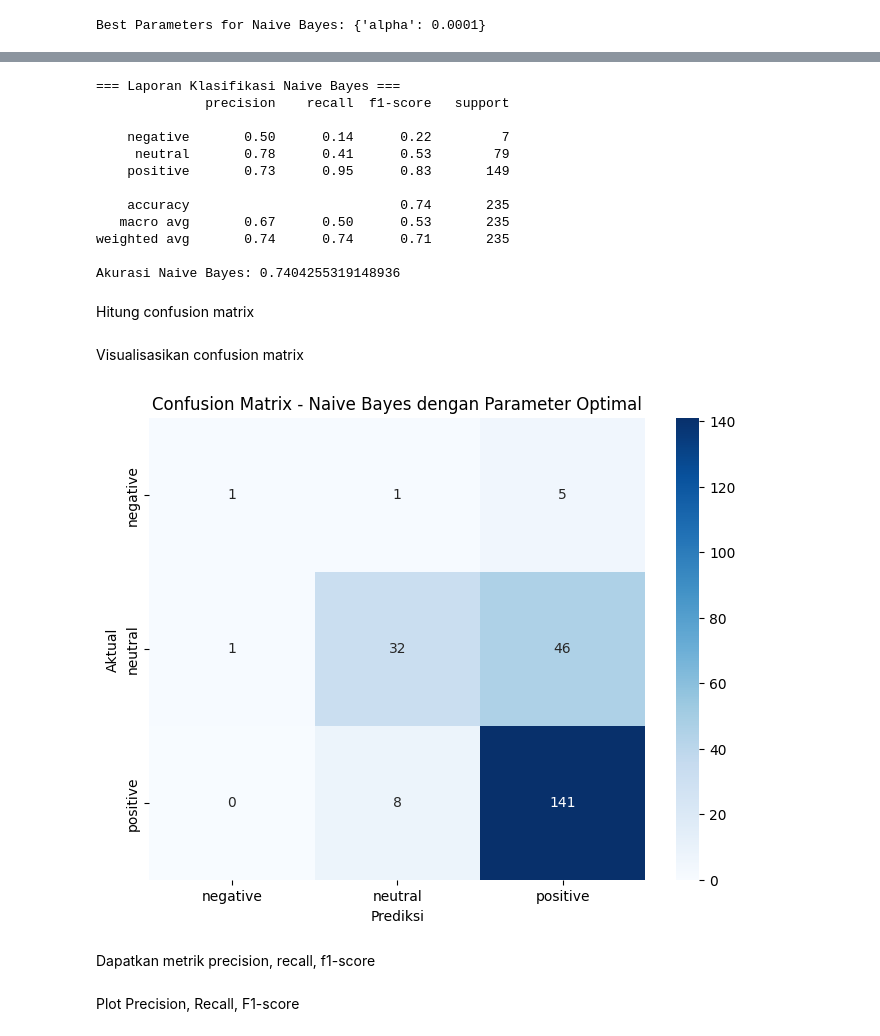
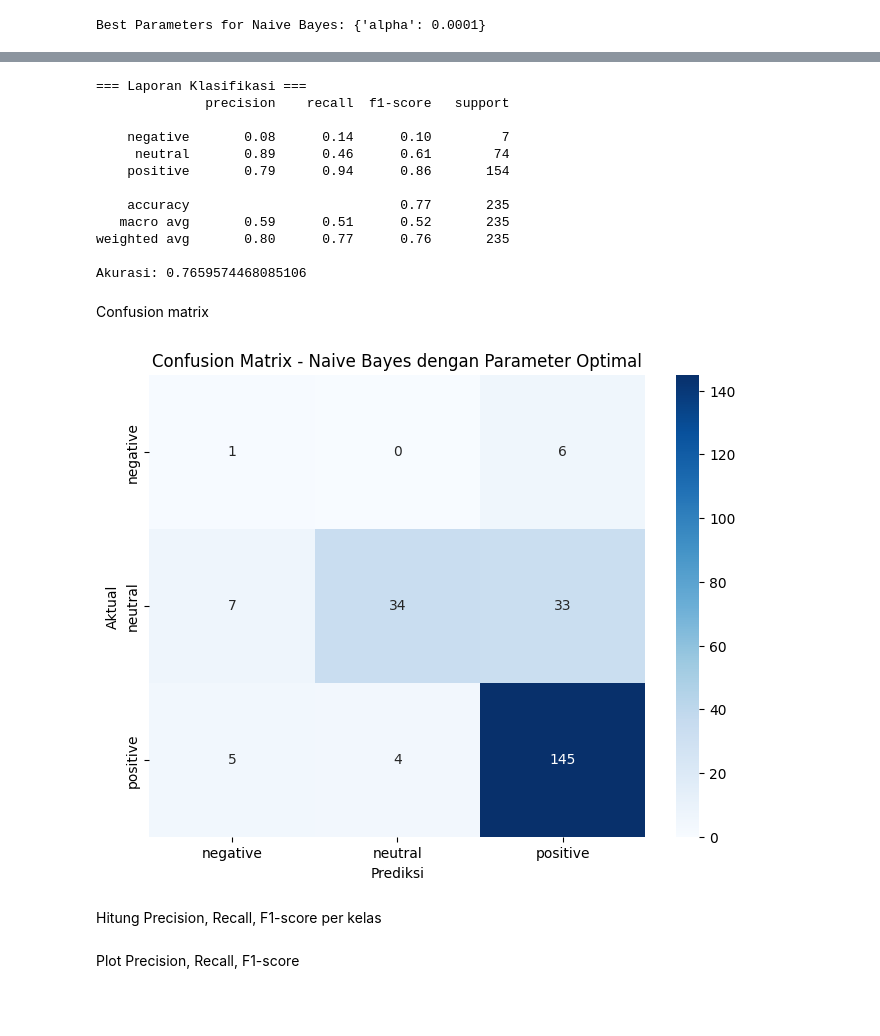
Before and after one commit to SofiNurul/JWD_Tugas13-14, a Jupyter notebook: Analisis_Sentiment_Produk_Penghilang_Bekas_Luka_Menggunakan_Naive_Bayes.ipynb, the cells around one changed output, grey strips where cells are left out. Drawn from its saved outputs; the diff is of its cells as text; code cells hidden in the pictures; blank space fills up the shorter version.

```diff
--- a/Analisis_Sentiment_Produk_Penghilang_Bekas_Luka_Menggunakan_Naive_Bayes.ipynb
+++ b/Analisis_Sentiment_Produk_Penghilang_Bekas_Luka_Menggunakan_Naive_Bayes.ipynb
@@ -202,3 +216,5 @@ vectorizer = TfidfVectorizer(
     stop_words=stopwords_tambahan,  # stopwords khusus
     max_features=5000        # (opsional) batas maksimum fitur
 )
+X_labeled = vectorizer.fit_transform(df_labeled['cleaned_content'])
+y_labeled = df_labeled['sentiment']
@@ -213,4 +221,4 @@ y = df['sentiment']  # Pastikan kolom sentiment ada dan sudah berisi label
 # %% [markdown]
 Pisahkan data menjadi data latih dan data uji
 # %%
-X_train, X_test, y_train, y_test = train_test_split(X, y, test_size=0.2, random_state=42, stratify=y)
+X_train, X_test, y_train, y_test = train_test_split(X_labeled, y_labeled, test_size=0.2, random_state=42, stratify=y_labeled)
@@ -240,6 +245,6 @@ Melatih model Logistic Regression dengan GridSearchCV untuk menemukan parameter
 # %%
-param_grid_nb = {'alpha': [0.0001, 0.001, 0.01, 0.1, 1.0]}
-grid_search_nb = GridSearchCV(MultinomialNB(), param_grid_nb, cv=5)
-grid_search_nb.fit(X_train, y_train)
+param_grid_nb = {'alpha': [0.0001, 0.001, 0.01, 0.1, 1.0, 10.0]}
+grid_search_nb = GridSearchCV(MultinomialNB(), param_grid_nb, cv=5, scoring='f1_macro')
+grid_search_nb.fit(X_train_resampled, y_train_resampled)
 # %% [output]
 GridSearchCV(cv=5, estimator=MultinomialNB(),
@@ -262,0 +262,2 @@ Menampilkan hasil evaluasi model Naive Bayes
+# %%
+y_pred = best_nb_model.predict(X_test)
@@ -263,19 +266,17 @@ Menampilkan hasil evaluasi model Naive Bayes
 # %%
-print("=== Laporan Klasifikasi Naive Bayes ===")
-print(classification_report(y_test, y_pred_nb))
-print("Akurasi Naive Bayes:", accuracy_score(y_test, y_pred_nb))
+print("=== Laporan Klasifikasi ===")
+print(classification_report(y_test, y_pred))
+print("Akurasi:", accuracy_score(y_test, y_pred))
 # %% [output]
-=== Laporan Klasifikasi Naive Bayes ===
+=== Laporan Klasifikasi ===
               precision    recall  f1-score   support
 
-    negative       0.50      0.14      0.22         7
-     neutral       0.78      0.41      0.53        79
-    positive       0.73      0.95      0.83       149
+    negative       0.08      0.14      0.10         7
+     neutral       0.89      0.46      0.61        74
+    positive       0.79      0.94      0.86       154
 
-    accuracy                           0.74       235
-   macro avg       0.67      0.50      0.53       235
-weighted avg       0.74      0.74      0.71       235
+    accuracy                           0.77       235
+   macro avg       0.59      0.51      0.52       235
+weighted avg       0.80      0.77      0.76       235
 
-Akurasi Naive Bayes: 0.7404255319148936
+Akurasi: 0.7659574468085106
-# %% [markdown]
-Hitung confusion matrix
@@ -284,15 +283,15 @@ cm = confusion_matrix(y_test, y_pred_nb)
-# %% [markdown]
-Visualisasikan confusion matrix
+# %% [markdown]
+Confusion matrix
 # %%
-cm = confusion_matrix(y_test, y_pred_nb)
+cm = confusion_matrix(y_test, y_pred)
 plt.figure(figsize=(8, 6))
 sns.heatmap(cm, annot=True, fmt='d', cmap='Blues', xticklabels=best_nb_model.classes_, yticklabels=best_nb_model.classes_)
 plt.xlabel('Prediksi')
 plt.ylabel('Aktual')
 plt.title('Confusion Matrix - Naive Bayes dengan Parameter Optimal')
 plt.show()
 # %% [output]
-[figure, old version]
+[figure, new version]
-# %% [markdown]
-Dapatkan metrik precision, recall, f1-score
+# %% [markdown]
+Hitung Precision, Recall, F1-score per kelas
 # %%
```
Also changed, not shown: parts of 57 cells of this notebook.
